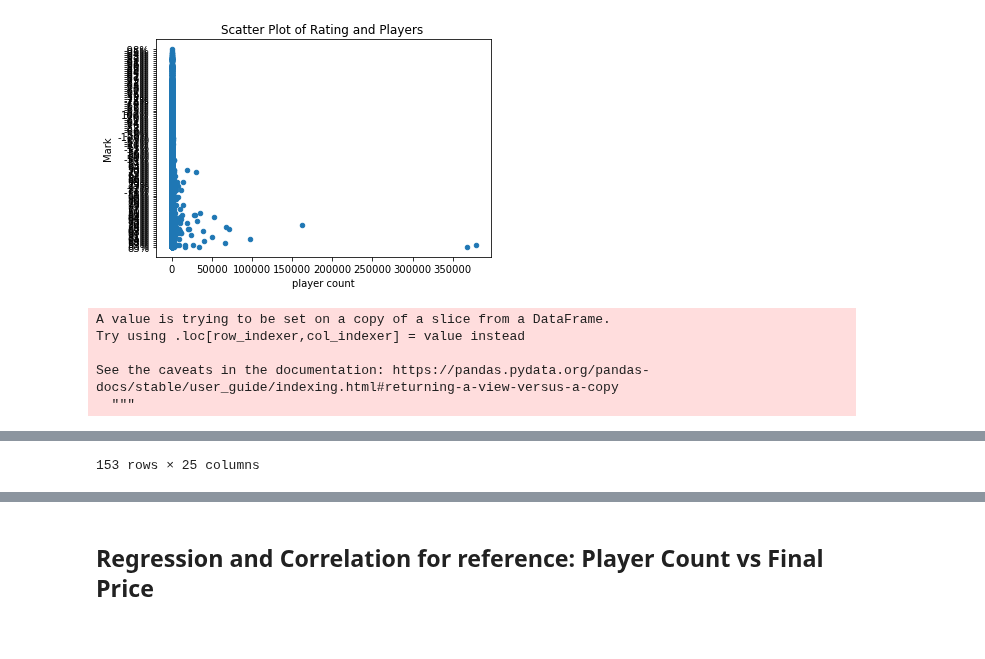
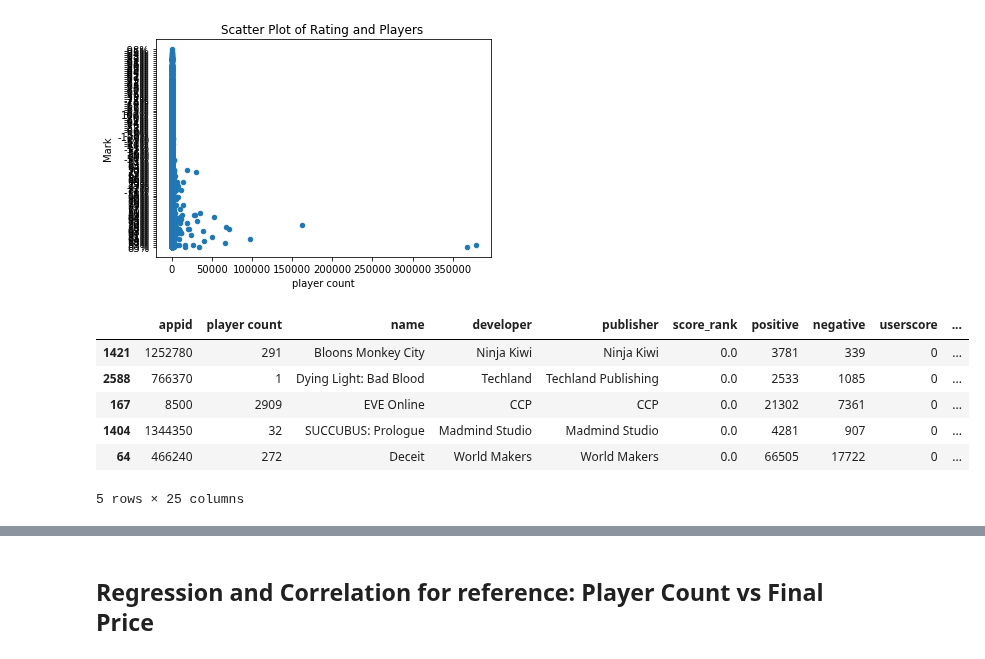
Before and after one commit to HBodden/project1, a Jupyter notebook: SEAMS.ipynb, the cells around one changed output, grey strips where cells are left out. Cells and saved outputs as stored; diff of their text form; code cells hidden in the pictures.

```diff
--- a/SEAMS.ipynb
+++ b/SEAMS.ipynb
@@ -369,15 +366,17 @@ df=pd.read_csv(r'Final_Combined_DataF.csv')
 # %%
 #compare median_2week and median_forever for each game
 #replace all NaN to 0
 df=df.fillna(0)
-df2=df[df['median_2weeks']>df['median_forever']]
-df2['median_range']=df2['median_2weeks']-df2['median_forever']
+# df2=df[df['median_2weeks']>df['median_forever']]
+df['median_range']=df['median_2weeks']-df['median_forever']
 #sort by difference
-df3=df2.sort_values(by=['median_range'],ascending=[False])
-df3
+df=df.sort_values(by=['median_range'],ascending=[False])
+df.head()
 # %% [output]
+|  | appid | player count | name | developer | publisher | score_rank | positive | negative | userscore | ... |
+| 1421 | 1252780 | 291 | Bloons Monkey City | Ninja Kiwi | Ninja Kiwi | 0.0 | 3781 | 339 | 0 | ... |
+| 2588 | 766370 | 1 | Dying Light: Bad Blood | Techland | Techland Publishing | 0.0 | 2533 | 1085 | 0 | ... |
+| 167 | 8500 | 2909 | EVE Online | CCP | CCP | 0.0 | 21302 | 7361 | 0 | ... |
+| 1404 | 1344350 | 32 | SUCCUBUS: Prologue | Madmind Studio | Madmind Studio | 0.0 | 4281 | 907 | 0 | ... |
+| 64 | 466240 | 272 | Deceit | World Makers | World Makers | 0.0 | 66505 | 17722 | 0 | ... |
-A value is trying to be set on a copy of a slice from a DataFrame.
-Try using .loc[row_indexer,col_indexer] = value instead
-
-See the caveats in the documentation: https://pandas.pydata.org/pandas-docs/stable/user_guide/indexing.html#returning-a-view-versus-a-copy
-  """
+5 rows × 25 columns
@@ -396,3 +383,2 @@ See the caveats in the documentation: https://pandas.pydata.org/pandas-docs/stab
-153 rows × 25 columns
 # %%
 #Cut out top 100 game data
```
Also changed, not shown: parts of 15 cells of this notebook.
